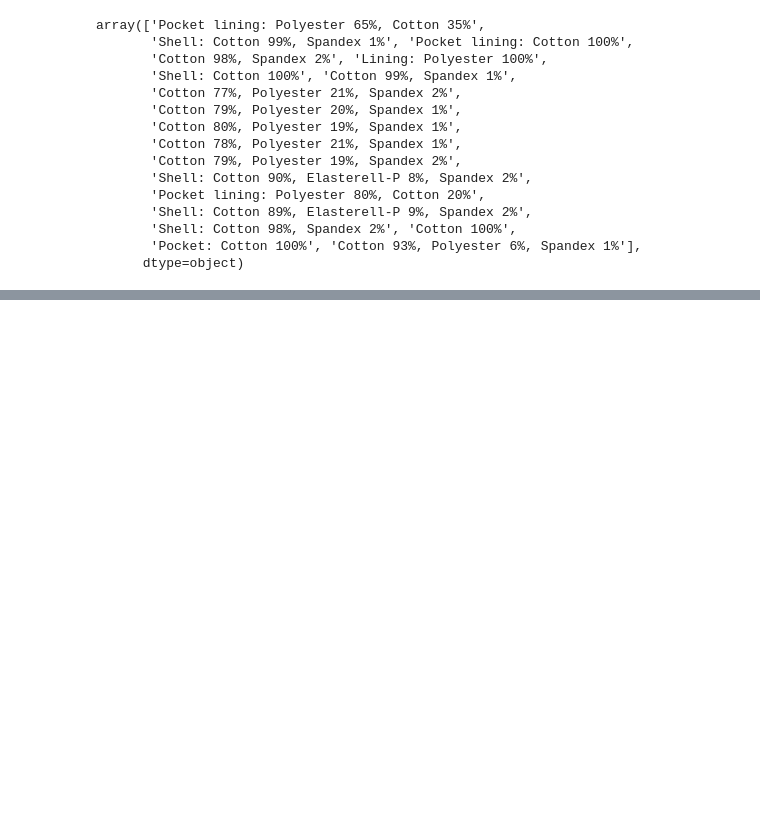
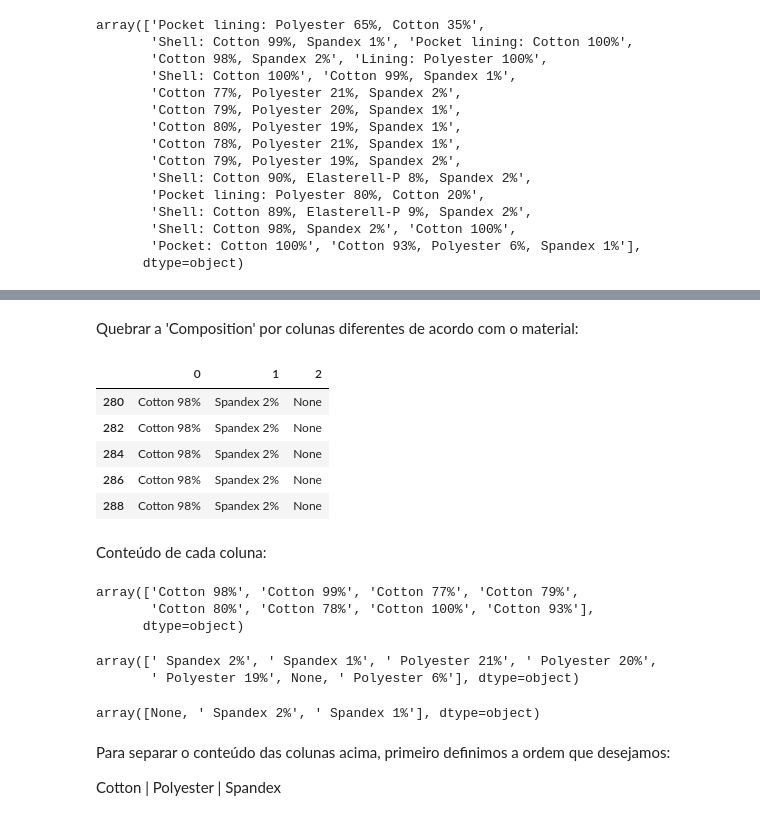
Before and after one commit to lucasquemelli/ds_ao_dev, a Jupyter notebook: H&M .ipynb, the cells around one changed output, grey strips where cells are left out. Cells and saved outputs as stored; diff of their text form; code cells hidden in the pictures; blank space fills up the shorter version.

```diff
--- a/H&M .ipynb
+++ b/H&M .ipynb
@@ -711,0 +712,33 @@ array(['Cotton 98%, Spandex 2%', 'Cotton 99%, Spandex 1%',
+# %% [markdown]
+Quebrar a 'Composition' por colunas diferentes de acordo com o material:
+# %%
+df1 = data['Composition'].str.split(',', expand=True)
+df1.head()
+# %% [output]
+|  | 0 | 1 | 2 |
+| 280 | Cotton 98% | Spandex 2% | None |
+| 282 | Cotton 98% | Spandex 2% | None |
+| 284 | Cotton 98% | Spandex 2% | None |
+| 286 | Cotton 98% | Spandex 2% | None |
+| 288 | Cotton 98% | Spandex 2% | None |
+# %% [markdown]
+Conteúdo de cada coluna:
+# %%
+df1[0].unique()
+# %% [output]
+array(['Cotton 98%', 'Cotton 99%', 'Cotton 77%', 'Cotton 79%',
+       'Cotton 80%', 'Cotton 78%', 'Cotton 100%', 'Cotton 93%'],
+      dtype=object)
+# %%
+df1[1].unique()
+# %% [output]
+array([' Spandex 2%', ' Spandex 1%', ' Polyester 21%', ' Polyester 20%',
+       ' Polyester 19%', None, ' Polyester 6%'], dtype=object)
+# %%
+df1[2].unique()
+# %% [output]
+array([None, ' Spandex 2%', ' Spandex 1%'], dtype=object)
+# %% [markdown]
+Para separar o conteúdo das colunas acima, primeiro definimos a ordem que desejamos:
+
+Cotton | Polyester | Spandex
```
Also changed, not shown: parts of 16 cells of this notebook.
